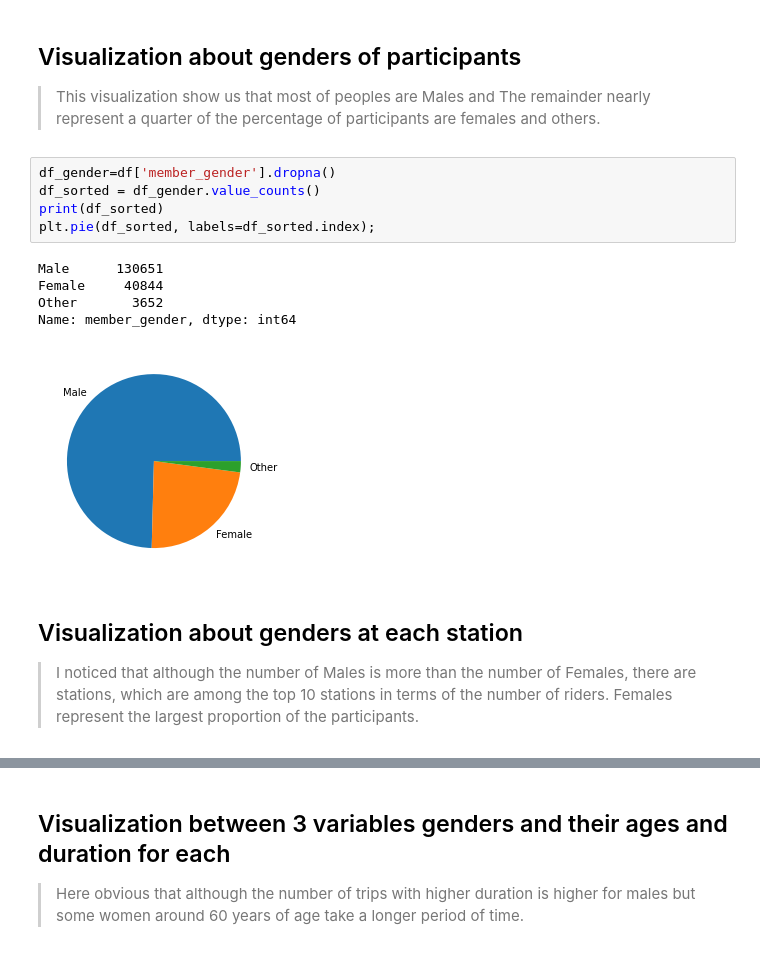
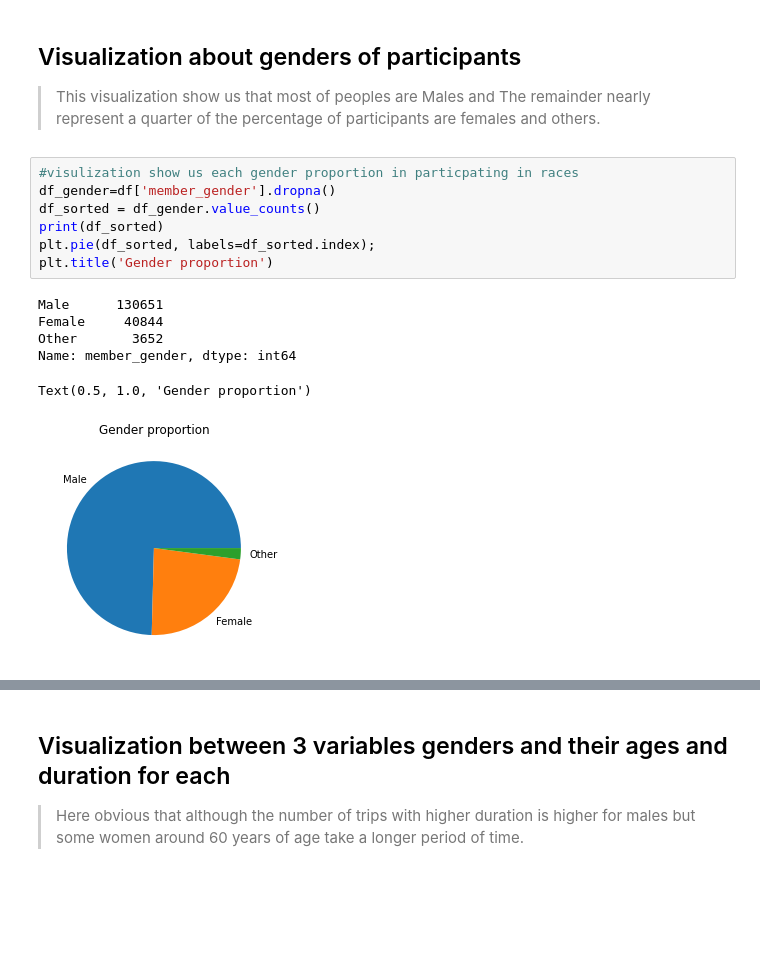
Before and after one commit to Mostafa502/Ford-gobike-Data-Analysis-Visualization, a Jupyter notebook: slide_deck_template.ipynb, the cells around one changed output, grey strips where cells are left out. Saved outputs shown, nothing was run; the diff lists cells and outputs as text; blank space fills up the shorter version.

```diff
--- a/slide_deck_template.ipynb
+++ b/slide_deck_template.ipynb
@@ -40,17 +40,16 @@ that when the notebook is rendered as http slides, those cells won't show up.
 
 > This visualization show us that most of peoples are Males and The remainder nearly represent a quarter of the percentage of participants are females and others.
 # %%
+#visulization show us each gender proportion in particpating in races
 df_gender=df['member_gender'].dropna()
 df_sorted = df_gender.value_counts()
 print(df_sorted)
 plt.pie(df_sorted, labels=df_sorted.index);
+plt.title('Gender proportion')
 # %% [output]
 Male      130651
 Female     40844
 Other       3652
 Name: member_gender, dtype: int64
+Text(0.5, 1.0, 'Gender proportion')
-[figure, old version]
+[figure, new version]
-# %% [markdown]
-## Visualization about genders at each station
-
-> I noticed that although the number of Males is more than the number of Females, there are stations, which are among the top 10 stations in terms of the number of riders. Females represent the largest proportion of the participants.
```
Also changed, not shown: parts of 4 cells of this notebook.
